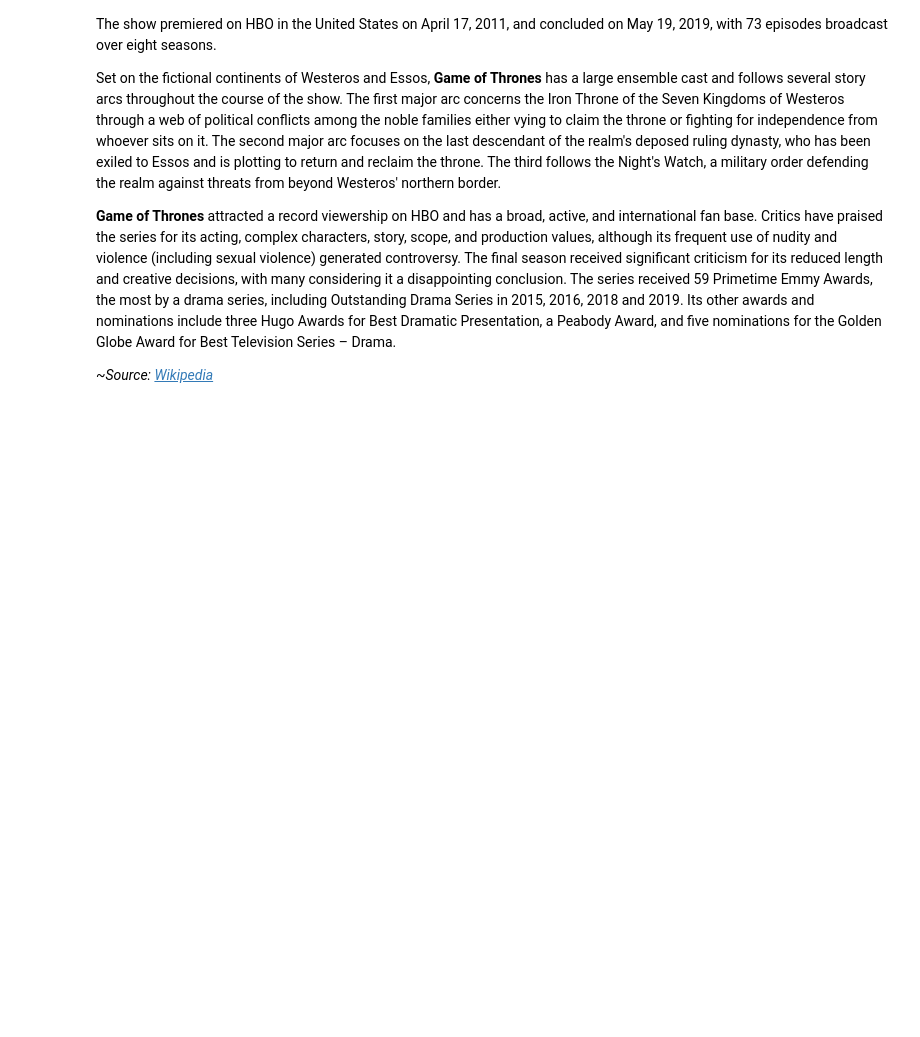
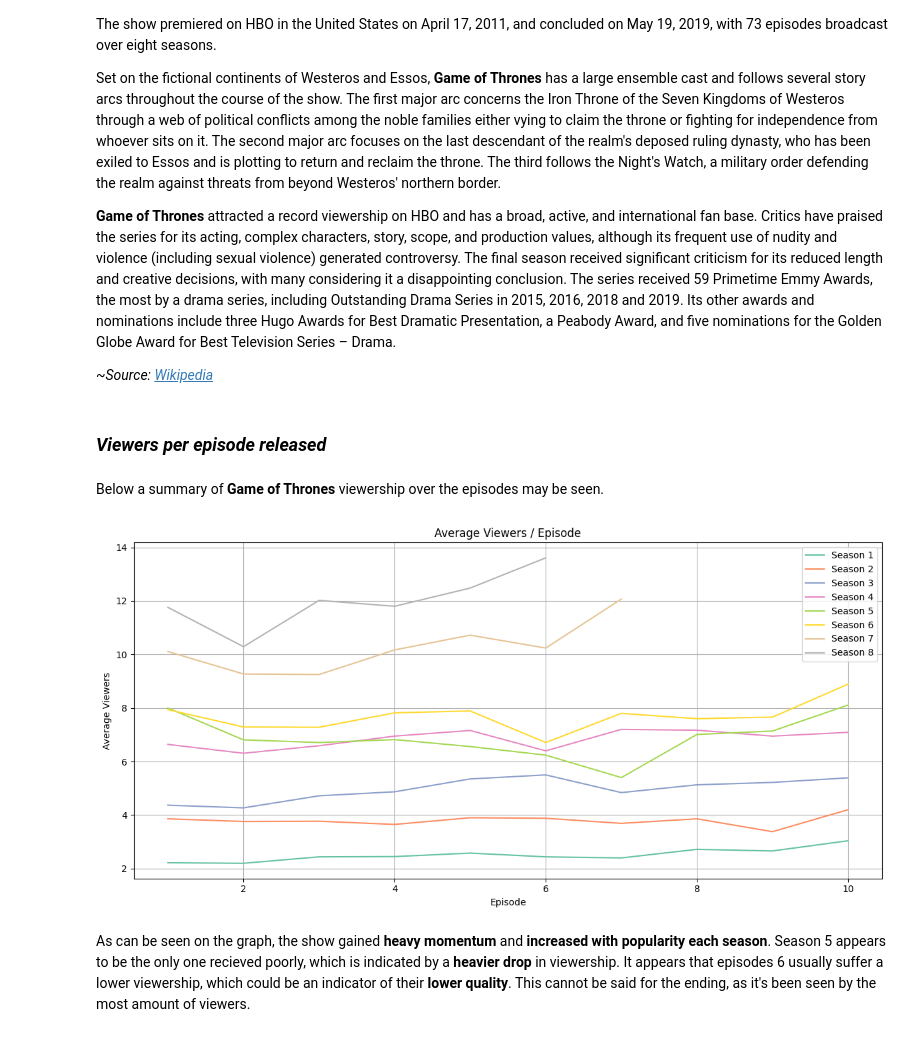
Before and after one commit to AlexWieli/RR7_HW, a Jupyter notebook: RR_7_TVShow_AW420272.ipynb, the cells around one changed output. Cells and saved outputs as stored; diff of their text form; code cells hidden in the pictures; blank space fills up the shorter version.

```diff
--- a/RR_7_TVShow_AW420272.ipynb
+++ b/RR_7_TVShow_AW420272.ipynb
@@ -13,3 +15,35 @@ Set on the fictional continents of Westeros and Essos, **Game of Thrones** has a
 **Game of Thrones** attracted a record viewership on HBO and has a broad, active, and international fan base. Critics have praised the series for its acting, complex characters, story, scope, and production values, although its frequent use of nudity and violence (including sexual violence) generated controversy. The final season received significant criticism for its reduced length and creative decisions, with many considering it a disappointing conclusion. The series received 59 Primetime Emmy Awards, the most by a drama series, including Outstanding Drama Series in 2015, 2016, 2018 and 2019. Its other awards and nominations include three Hugo Awards for Best Dramatic Presentation, a Peabody Award, and five nominations for the Golden Globe Award for Best Television Series – Drama.
 
 ~*Source: [Wikipedia](https://en.wikipedia.org/wiki/Game_of_Thrones)*
+# %% [markdown]
+### *Viewers per episode released*
+# %% [markdown]
+Below a summary of **Game of Thrones** viewership over the episodes may be seen.
+# %%
+import pandas as pd
+import matplotlib.pyplot as plt
+import seaborn as sns
+
+views = pd.read_excel('Viewership.xlsx')
+
+sns.set_palette("Set2")
+
+plt.figure(figsize=(12, 6))
+
+seasons = views['Season'].unique()
+
+for season in seasons:
+    season_data = views[views['Season'] == season]
+    plt.plot(season_data['Episode'], season_data['View'], label=f'Season {season}')
+
+plt.title('Average Viewers / Episode')
+plt.xlabel('Episode')
+plt.ylabel('Average Viewers')
+plt.legend()
+plt.grid(True)
+plt.tight_layout()
+plt.show()
+# %% [output]
+[figure, added]
+# %% [markdown]
+As can be seen on the graph, the show gained **heavy momentum** and **increased with popularity each season**. Season 5 appears to be the only one recieved poorly, which is indicated by a **heavier drop** in viewership. It appears that episodes 6 usually suffer a lower viewership, which could be an indicator of their **lower quality**. This cannot be said for the ending, as it's been seen by the most amount of viewers.
```
Also changed, not shown: parts of 2 cells of this notebook.
